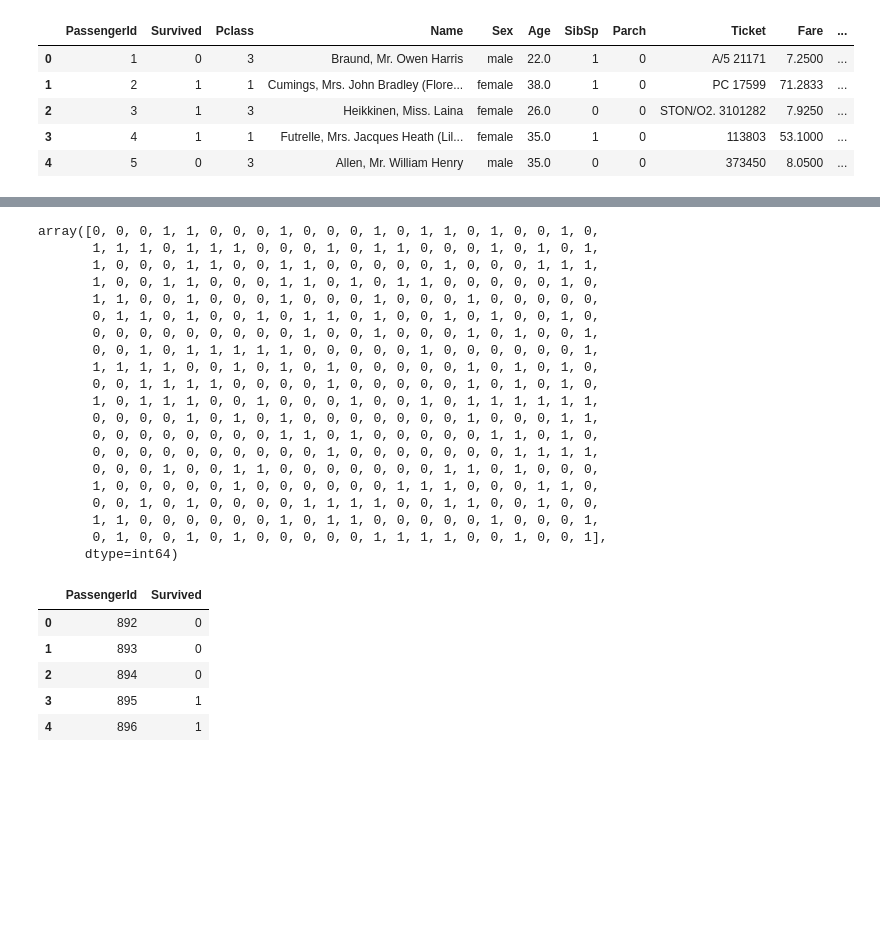
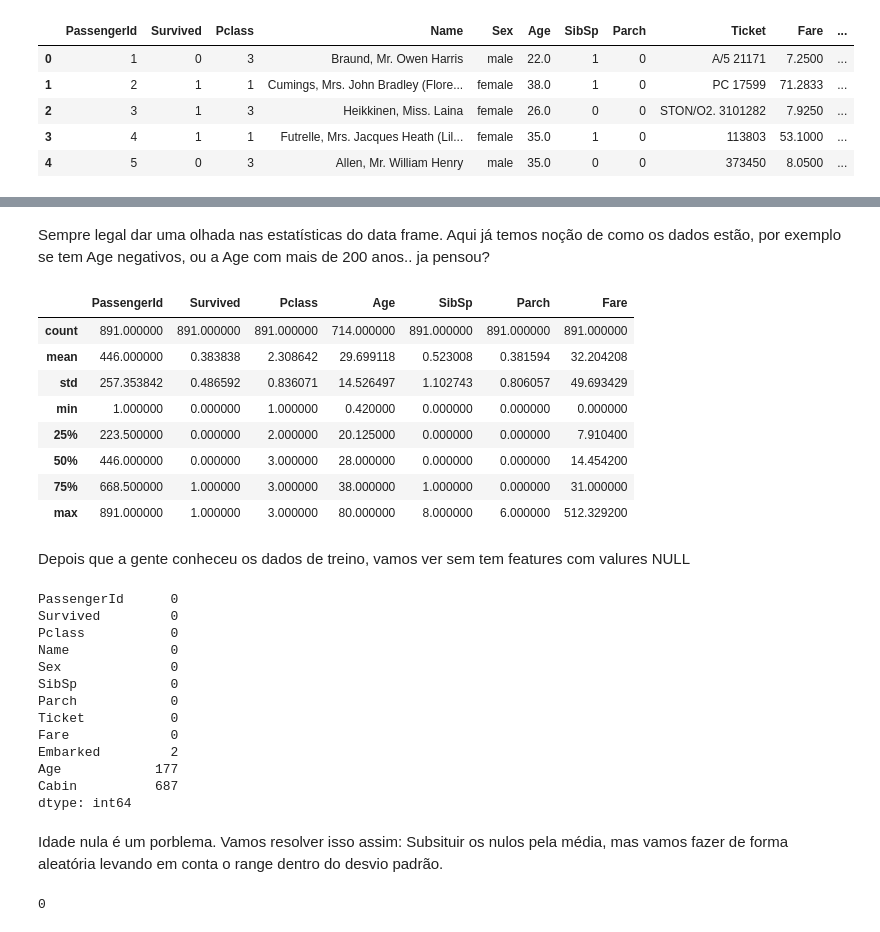
Before and after one commit to marcelosabadini/estudos-machinelearning, a Jupyter notebook: titanic/titanic.ipynb, the cells around one changed output, grey strips where cells are left out. Cells and saved outputs as stored; diff of their text form; code cells hidden in the pictures; blank space fills up the shorter version.

```diff
--- a/titanic/titanic.ipynb
+++ b/titanic/titanic.ipynb
@@ -70,4 +15,0 @@ colunas = ['Sex_binario', 'Pclass', 'Age', 'SibSp', 'Parch', 'Fare', 'Embarked'
-# %%
-for coluna in ['Cabin', 'Embarked']:
-    treino[coluna]=pd.Categorical(treino[coluna]).codes
-    teste[coluna]=pd.Categorical(teste[coluna]).codes
@@ -139,35 +15,0 @@ p = modelo.predict(teste[entradas].fillna(-1))
-# %%
-p
-# %% [output]
-array([0, 0, 0, 1, 1, 0, 0, 0, 1, 0, 0, 0, 1, 0, 1, 1, 0, 1, 0, 0, 1, 0,
-       1, 1, 1, 0, 1, 1, 1, 0, 0, 0, 1, 0, 1, 1, 0, 0, 0, 1, 0, 1, 0, 1,
-       1, 0, 0, 0, 1, 1, 0, 0, 1, 1, 0, 0, 0, 0, 0, 1, 0, 0, 0, 1, 1, 1,
-       1, 0, 0, 1, 1, 0, 0, 0, 1, 1, 0, 1, 0, 1, 1, 0, 0, 0, 0, 0, 1, 0,
-       1, 1, 0, 0, 1, 0, 0, 0, 1, 0, 0, 0, 1, 0, 0, 0, 1, 0, 0, 0, 0, 0,
-       0, 1, 1, 0, 1, 0, 0, 1, 0, 1, 1, 0, 1, 0, 0, 1, 0, 1, 0, 0, 1, 0,
-       0, 0, 0, 0, 0, 0, 0, 0, 0, 1, 0, 0, 1, 0, 0, 0, 1, 0, 1, 0, 0, 1,
-       0, 0, 1, 0, 1, 1, 1, 1, 1, 0, 0, 0, 0, 0, 1, 0, 0, 0, 0, 0, 0, 1,
-       1, 1, 1, 1, 0, 0, 1, 0, 1, 0, 1, 0, 0, 0, 0, 0, 1, 0, 1, 0, 1, 0,
-       0, 0, 1, 1, 1, 1, 0, 0, 0, 0, 1, 0, 0, 0, 0, 0, 1, 0, 1, 0, 1, 0,
-       1, 0, 1, 1, 1, 0, 0, 1, 0, 0, 0, 1, 0, 0, 1, 0, 1, 1, 1, 1, 1, 1,
-       0, 0, 0, 0, 1, 0, 1, 0, 1, 0, 0, 0, 0, 0, 0, 0, 1, 0, 0, 0, 1, 1,
-       0, 0, 0, 0, 0, 0, 0, 0, 1, 1, 0, 1, 0, 0, 0, 0, 0, 1, 1, 0, 1, 0,
-       0, 0, 0, 0, 0, 0, 0, 0, 0, 0, 1, 0, 0, 0, 0, 0, 0, 0, 1, 1, 1, 1,
-       0, 0, 0, 1, 0, 0, 1, 1, 0, 0, 0, 0, 0, 0, 0, 1, 1, 0, 1, 0, 0, 0,
-       1, 0, 0, 0, 0, 0, 1, 0, 0, 0, 0, 0, 0, 1, 1, 1, 0, 0, 0, 1, 1, 0,
-       0, 0, 1, 0, 1, 0, 0, 0, 0, 1, 1, 1, 1, 0, 0, 1, 1, 0, 0, 1, 0, 0,
-       1, 1, 0, 0, 0, 0, 0, 0, 1, 0, 1, 1, 0, 0, 0, 0, 0, 1, 0, 0, 0, 1,
-       0, 1, 0, 0, 1, 0, 1, 0, 0, 0, 0, 0, 1, 1, 1, 1, 0, 0, 1, 0, 0, 1],
-      dtype=int64)
-# %%
-df_final = pd.DataFrame()
-df_final['PassengerId'] = teste['PassengerId']
-df_final['Survived'] = p
-df_final.head()
-# %% [output]
-|  | PassengerId | Survived |
-| 0 | 892 | 0 |
-| 1 | 893 | 0 |
-| 2 | 894 | 0 |
-| 3 | 895 | 1 |
-| 4 | 896 | 1 |
@@ -175,0 +16,34 @@ df_final.to_csv('final.csv', index=False)
+# %% [markdown]
+Sempre legal dar uma olhada nas estatísticas do data frame. Aqui já temos noção de como os dados estão, por exemplo se tem Age negativos, ou a Age com mais de 200 anos.. ja pensou?
+# %%
+treino.describe()
+# %% [output]
+|  | PassengerId | Survived | Pclass | Age | SibSp | Parch | Fare |
+| count | 891.000000 | 891.000000 | 891.000000 | 714.000000 | 891.000000 | 891.000000 | 891.000000 |
+| mean | 446.000000 | 0.383838 | 2.308642 | 29.699118 | 0.523008 | 0.381594 | 32.204208 |
+| std | 257.353842 | 0.486592 | 0.836071 | 14.526497 | 1.102743 | 0.806057 | 49.693429 |
+| min | 1.000000 | 0.000000 | 1.000000 | 0.420000 | 0.000000 | 0.000000 | 0.000000 |
+| 25% | 223.500000 | 0.000000 | 2.000000 | 20.125000 | 0.000000 | 0.000000 | 7.910400 |
+| 50% | 446.000000 | 0.000000 | 3.000000 | 28.000000 | 0.000000 | 0.000000 | 14.454200 |
+| 75% | 668.500000 | 1.000000 | 3.000000 | 38.000000 | 1.000000 | 0.000000 | 31.000000 |
+| max | 891.000000 | 1.000000 | 3.000000 | 80.000000 | 8.000000 | 6.000000 | 512.329200 |
+# %% [markdown]
+Depois que a gente conheceu os dados de treino, vamos ver sem tem features com valures NULL
+# %%
+treino.isnull().sum().sort_values()
+# %% [output]
+PassengerId      0
+Survived         0
+Pclass           0
+Name             0
+Sex              0
+SibSp            0
+Parch            0
+Ticket           0
+Fare             0
+Embarked         2
+Age            177
+Cabin          687
+dtype: int64
+# %% [markdown]
+Idade nula é um porblema. Vamos resolver isso assim: Subsituir os nulos pela média, mas vamos fazer de forma aleatória levando em conta o range dentro do desvio padrão.
@@ -175,0 +59,5 @@ df_final.to_csv('final.csv', index=False)
+# %%
+# Vamos ver se deu bom...
+treino['Age'].isnull().sum()
+# %% [output]
+0
```
Also changed, not shown: parts of 29 cells of this notebook.
